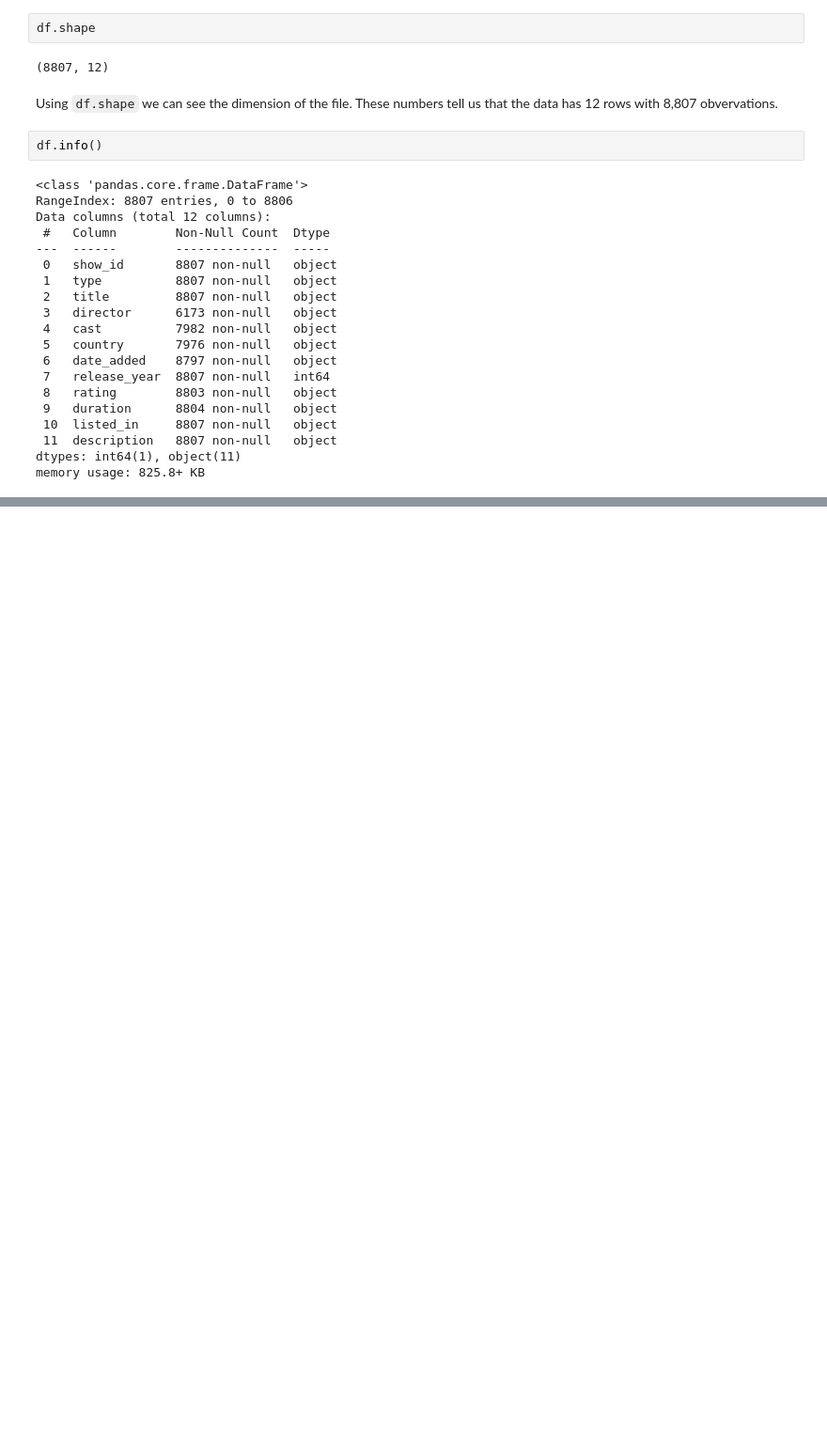
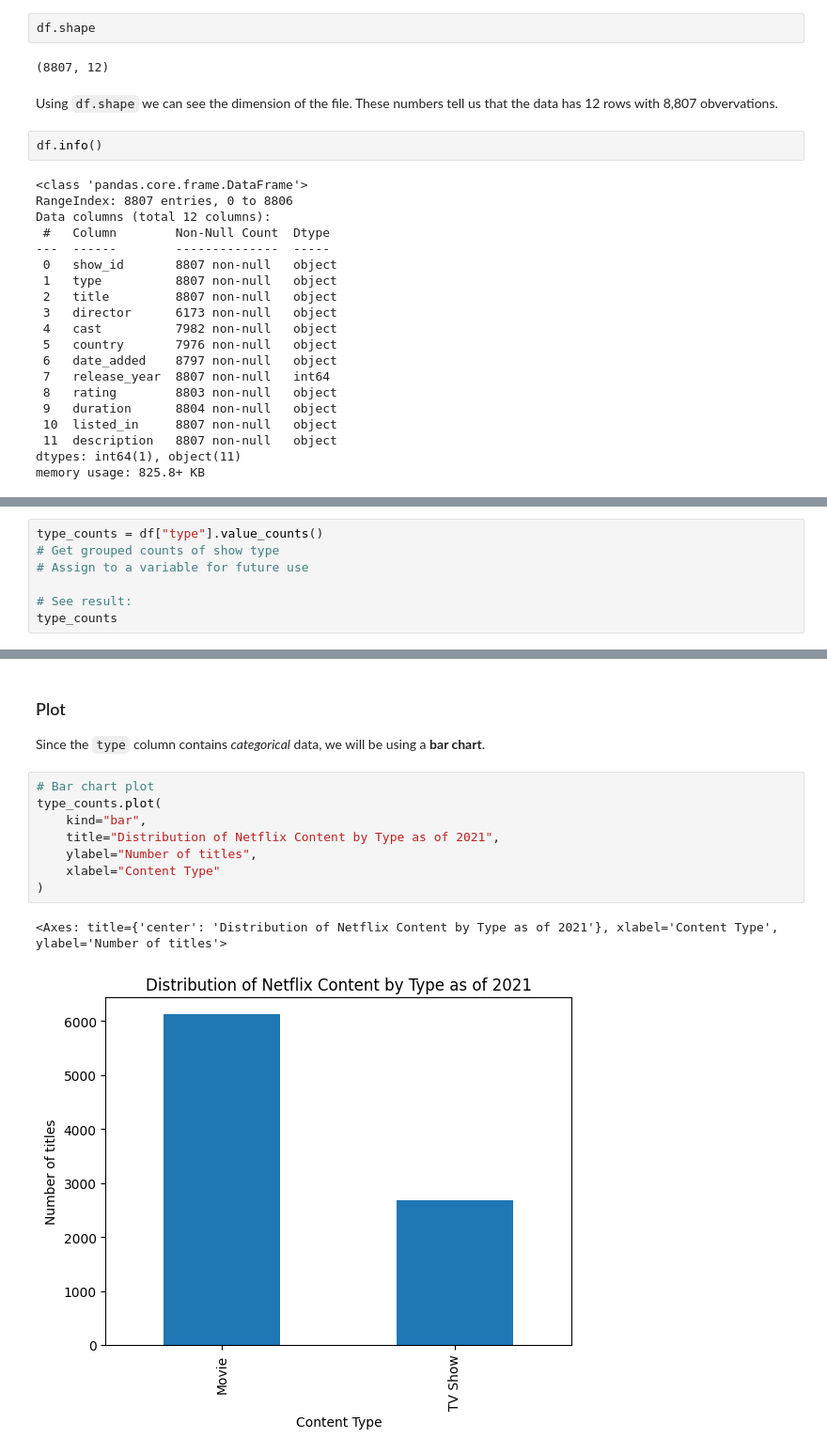
Before and after one commit to juanyeremia/netflix-movie-analysis, a Jupyter notebook: exploration.ipynb, the cells around one changed output, grey strips where cells are left out. Shown: that part at 94% size. Drawn from its saved outputs; the diff is of its cells as text; blank space fills up the shorter version.

Commit message:
Update: Done analysis of: Movies vs TV Show

```diff
--- a/exploration.ipynb
+++ b/exploration.ipynb
@@ -98,0 +120,7 @@ With this we could possibly see Netflix's patterns of adding shows into their li
+# %%
+type_counts = df["type"].value_counts()
+# Get grouped counts of show type
+# Assign to a variable for future use
+
+# See result:
+type_counts
@@ -98,0 +139,14 @@ With this we could possibly see Netflix's patterns of adding shows into their li
+# %% [markdown]
+### Plot
+Since the `type` column contains *categorical* data, we will be using a **bar chart**.
+# %%
+# Bar chart plot
+type_counts.plot(
+    kind="bar",
+    title="Distribution of Netflix Content by Type as of 2021",
+    ylabel="Number of titles",
+    xlabel="Content Type"
+)
+# %% [output]
+<Axes: title={'center': 'Distribution of Netflix Content by Type as of 2021'}, xlabel='Content Type', ylabel='Number of titles'>
+[figure, added]
```
Also changed, not shown: parts of 12 cells of this notebook.
